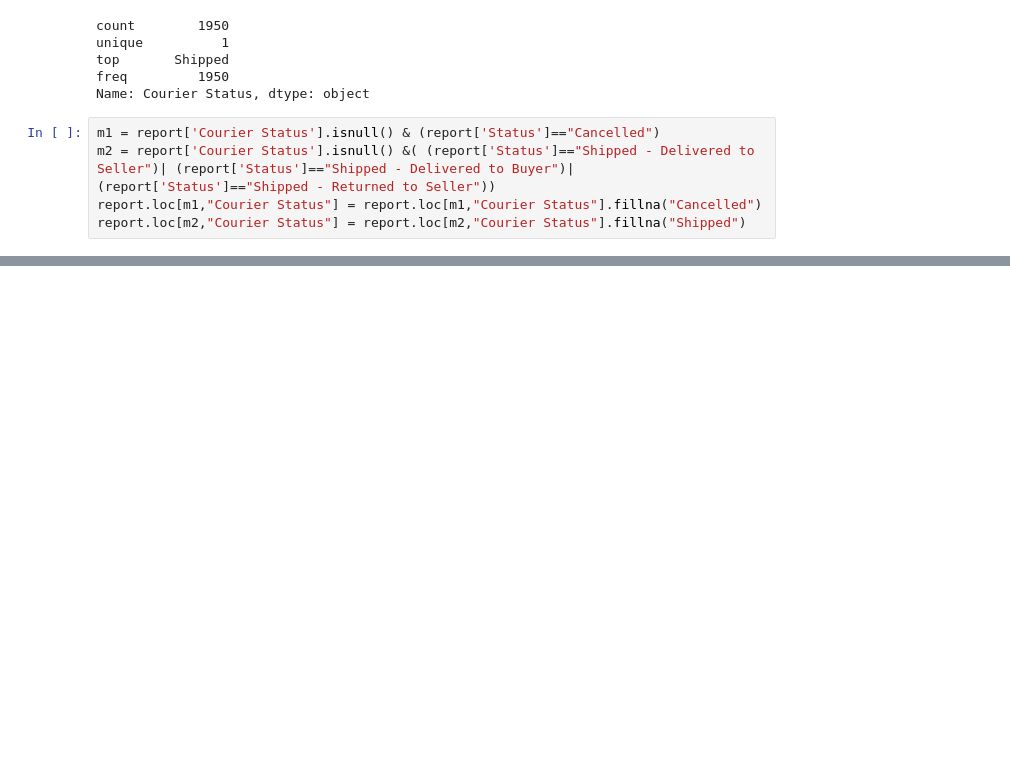
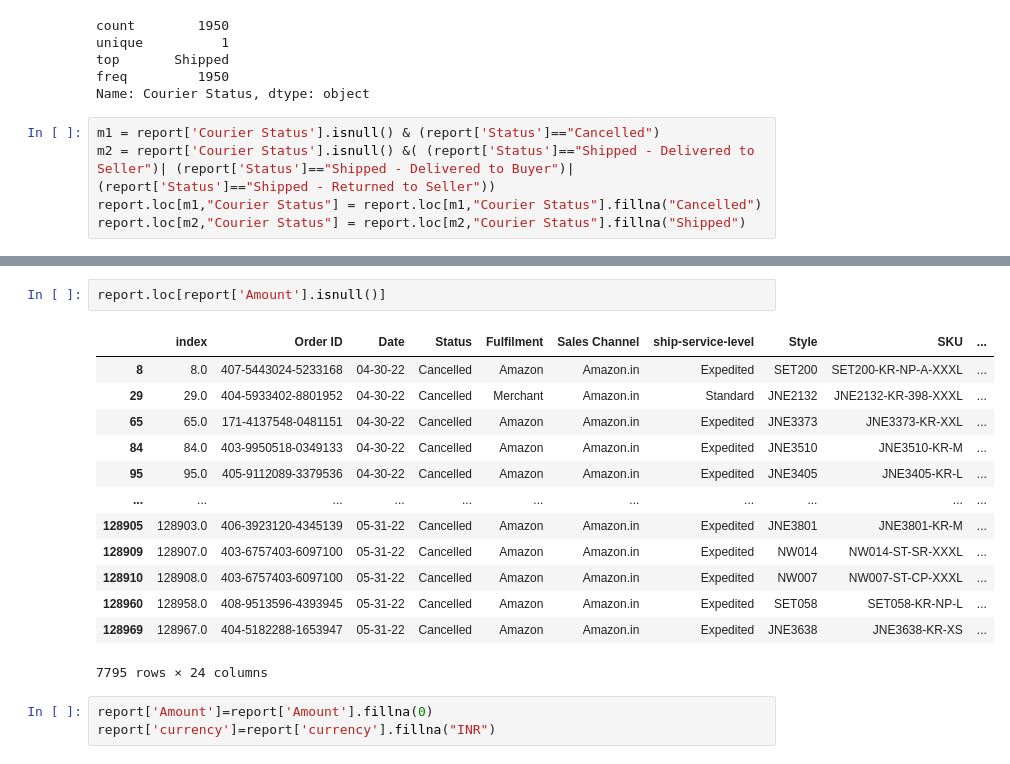
Before and after one commit to FairozMoheb/slash_task, a Jupyter notebook: task.ipynb, the cells around one changed output, grey strips where cells are left out. Drawn from its saved outputs; the diff is of its cells as text; blank space fills up the shorter version.

Commit message:
impute amount and cuurency Cols

```diff
--- a/task.ipynb
+++ b/task.ipynb
@@ -213 +213,20 @@ Unnamed: 22           46242
 dtype: int64
+# %%
+report.loc[report['Amount'].isnull()]
+# %% [output]
+|  | index | Order ID | Date | Status | Fulfilment | Sales Channel | ship-service-level | Style | SKU | ... |
+| 8 | 8.0 | 407-5443024-5233168 | 04-30-22 | Cancelled | Amazon | Amazon.in | Expedited | SET200 | SET200-KR-NP-A-XXXL | ... |
+| 29 | 29.0 | 404-5933402-8801952 | 04-30-22 | Cancelled | Merchant | Amazon.in | Standard | JNE2132 | JNE2132-KR-398-XXXL | ... |
+| 65 | 65.0 | 171-4137548-0481151 | 04-30-22 | Cancelled | Amazon | Amazon.in | Expedited | JNE3373 | JNE3373-KR-XXL | ... |
+| 84 | 84.0 | 403-9950518-0349133 | 04-30-22 | Cancelled | Amazon | Amazon.in | Expedited | JNE3510 | JNE3510-KR-M | ... |
+| 95 | 95.0 | 405-9112089-3379536 | 04-30-22 | Cancelled | Amazon | Amazon.in | Expedited | JNE3405 | JNE3405-KR-L | ... |
+| ... | ... | ... | ... | ... | ... | ... | ... | ... | ... | ... |
+| 128905 | 128903.0 | 406-3923120-4345139 | 05-31-22 | Cancelled | Amazon | Amazon.in | Expedited | JNE3801 | JNE3801-KR-M | ... |
+| 128909 | 128907.0 | 403-6757403-6097100 | 05-31-22 | Cancelled | Amazon | Amazon.in | Expedited | NW014 | NW014-ST-SR-XXXL | ... |
+| 128910 | 128908.0 | 403-6757403-6097100 | 05-31-22 | Cancelled | Amazon | Amazon.in | Expedited | NW007 | NW007-ST-CP-XXXL | ... |
+| 128960 | 128958.0 | 408-9513596-4393945 | 05-31-22 | Cancelled | Amazon | Amazon.in | Expedited | SET058 | SET058-KR-NP-L | ... |
+| 128969 | 128967.0 | 404-5182288-1653947 | 05-31-22 | Cancelled | Amazon | Amazon.in | Expedited | JNE3638 | JNE3638-KR-XS | ... |
+7795 rows × 24 columns
+# %%
+report['Amount']=report['Amount'].fillna(0)
+report['currency']=report['currency'].fillna("INR")
```
Also changed, not shown: parts of 5 cells of this notebook.
